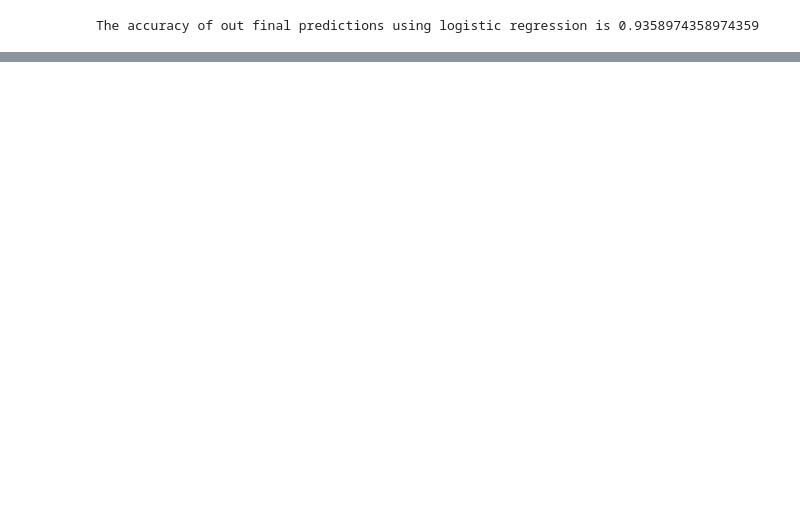
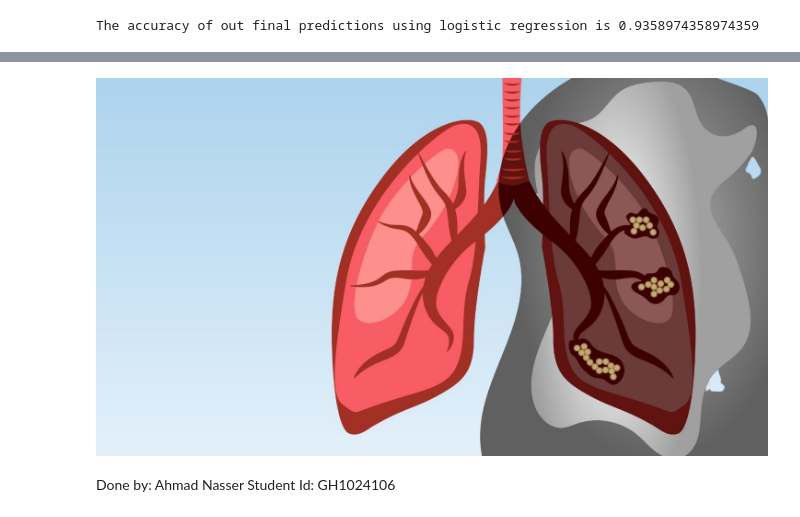
Before and after one commit to AhmadNass7/teaching, a Jupyter notebook: Intro_to_AI_FINAL_ASSESEMENT.ipynb, the cells around one changed output, grey strips where cells are left out. Saved outputs shown, nothing was run; the diff lists cells and outputs as text; code cells hidden in the pictures; blank space fills up the shorter version.

```diff
--- a/Intro_to_AI_FINAL_ASSESEMENT.ipynb
+++ b/Intro_to_AI_FINAL_ASSESEMENT.ipynb
@@ -369,0 +374,9 @@ The accuracy of out final predictions using logistic regression is 0.93589743589
+# %%
+import IPython.display
+image_address = "https://www.oregoncancer.com/hubfs/Top%205%20Lung%20Cancer%20Causes%20in%20NonSmokers%20-%20willamette%20valley%20cancer.jpg"
+IPython.display.Image(image_address)
+# %% [output]
+[figure, added]
+# %% [markdown]
+Done by: Ahmad Nasser
+Student Id: GH1024106
```
Also changed, not shown: parts of 4 cells of this notebook.
